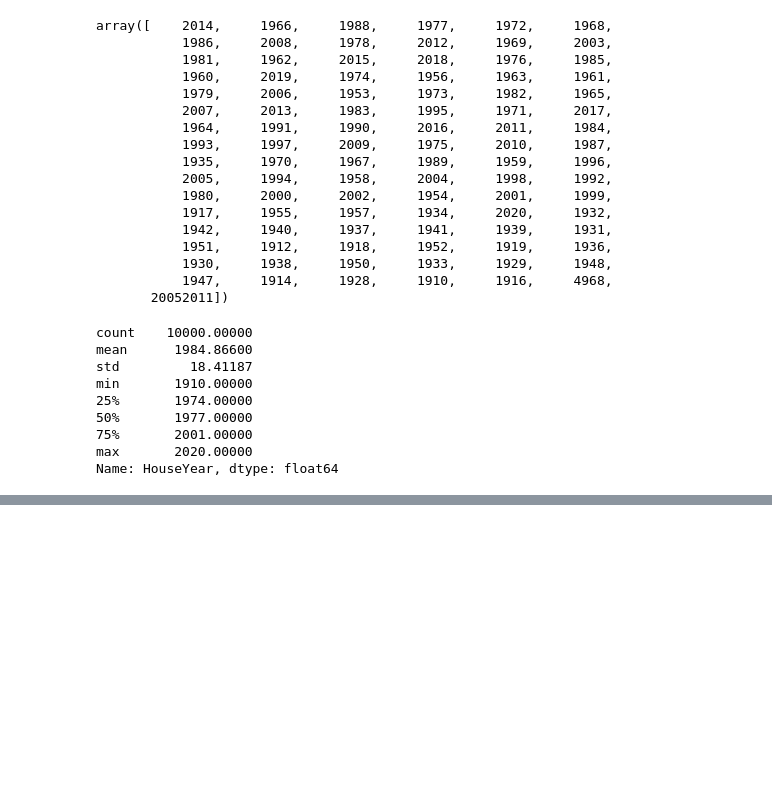
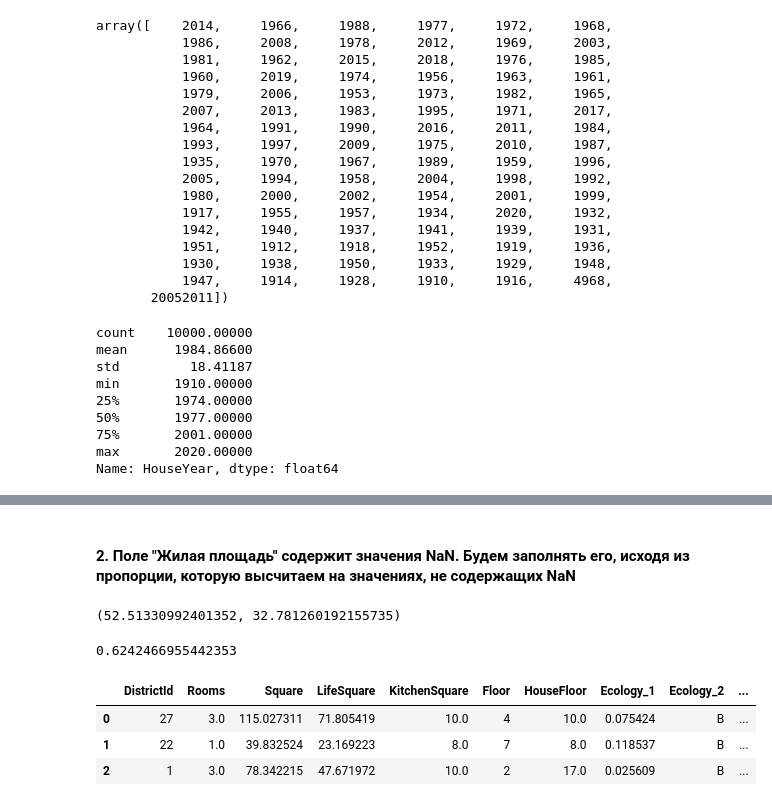
Before and after one commit to yuriy5139/Libs4DSQ1, a Jupyter notebook: LibsForMLQ1course.ipynb, the cells around one changed output, grey strips where cells are left out. Cells and saved outputs as stored; diff of their text form; code cells hidden in the pictures; blank space fills up the shorter version.

```diff
--- a/LibsForMLQ1course.ipynb
+++ b/LibsForMLQ1course.ipynb
@@ -71,0 +92,24 @@ df.head()
+# %% [markdown]
+#### 2. Поле "Жилая площадь" содержит значения NaN. Будем заполнять его, исходя из пропорции, которую высчитаем на значениях, не содержащих NaN
+# %%
+df['Square'].median(), df['LifeSquare'].median()
+# %% [output]
+(52.51330992401352, 32.781260192155735)
+# %%
+life_s_proportion = df['LifeSquare'].median() / df['Square'].median()
+life_s_proportion
+# %% [output]
+0.6242466955442353
+# %%
+def fillLS(row):
+    if pd.isna(row['LifeSquare']):
+        row['LifeSquare'] = row['Square'] * life_s_proportion
+    return row
+df = df.apply(fillLS, axis=1)
+# %%
+df.head(3)
+# %% [output]
+|  | DistrictId | Rooms | Square | LifeSquare | KitchenSquare | Floor | HouseFloor | Ecology_1 | Ecology_2 | ... |
+| 0 | 27 | 3.0 | 115.027311 | 71.805419 | 10.0 | 4 | 10.0 | 0.075424 | B | ... |
+| 1 | 22 | 1.0 | 39.832524 | 23.169223 | 8.0 | 7 | 8.0 | 0.118537 | B | ... |
+| 2 | 1 | 3.0 | 78.342215 | 47.671972 | 10.0 | 2 | 17.0 | 0.025609 | B | ... |
```
Also changed, not shown: parts of 26 cells of this notebook.
